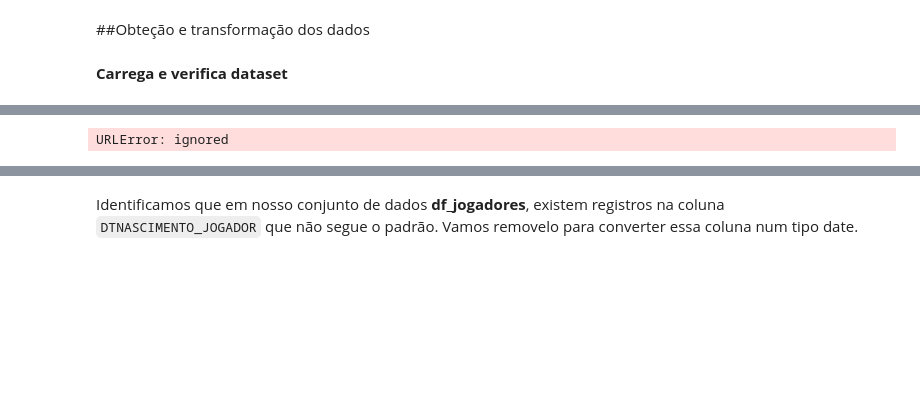
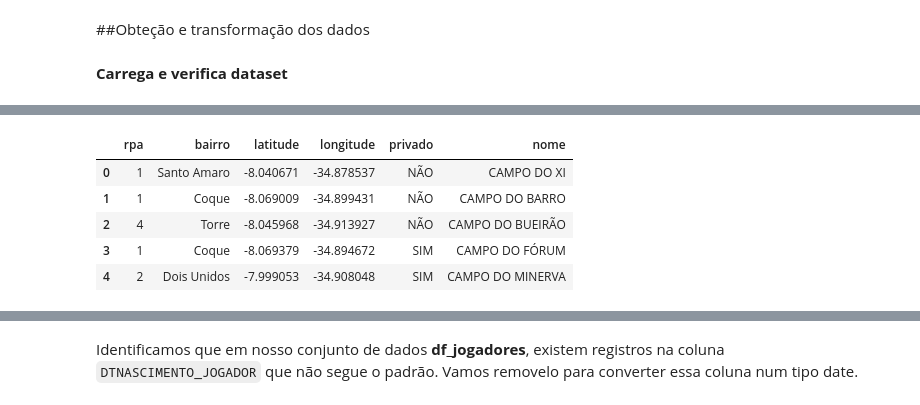
Before and after one commit to leonarddocchagas/data_science, a Jupyter notebook: recife_bom_de_bola.ipynb, the cells around one changed output, grey strips where cells are left out. Cells and saved outputs as stored; diff of their text form; code cells hidden in the pictures; blank space fills up the shorter version.

```diff
--- a/recife_bom_de_bola.ipynb
+++ b/recife_bom_de_bola.ipynb
@@ -74,10 +74,15 @@ URLError: ignored
 # %%
 # import dataset campos
-df_campos = 'http://dados.recife.pe.gov.br/dataset/a253e40a-ccb2-474e-902f-513deb3d7614/resource/adbc9234-b5cc-4616-9372-86858a6f3d13/download/campos-recife-bom-de-bola.csv'
+df_campos = 'https://raw.githubusercontent.com/leonarddocchagas/data_science/master/projetos/recife_bom_de_bola/campos-recife-bom-de-bola.csv'
 df_campos = pd.read_csv(df_campos, sep=';', error_bad_lines=False)
 df_campos = df_campos.drop(columns='enderco')
 df_campos.head()
 # %% [output]
-URLError: ignored
+|  | rpa | bairro | latitude | longitude | privado | nome |
+| 0 | 1 | Santo Amaro | -8.040671 | -34.878537 | NÃO | CAMPO DO XI |
+| 1 | 1 | Coque | -8.069009 | -34.899431 | NÃO | CAMPO DO BARRO |
+| 2 | 4 | Torre | -8.045968 | -34.913927 | NÃO | CAMPO DO BUEIRÃO |
+| 3 | 1 | Coque | -8.069379 | -34.894672 | SIM | CAMPO DO FÓRUM |
+| 4 | 2 | Dois Unidos | -7.999053 | -34.908048 | SIM | CAMPO DO MINERVA |
 # %%
 # import dataset jogadores
```
Also changed, not shown: parts of 19 cells of this notebook.
